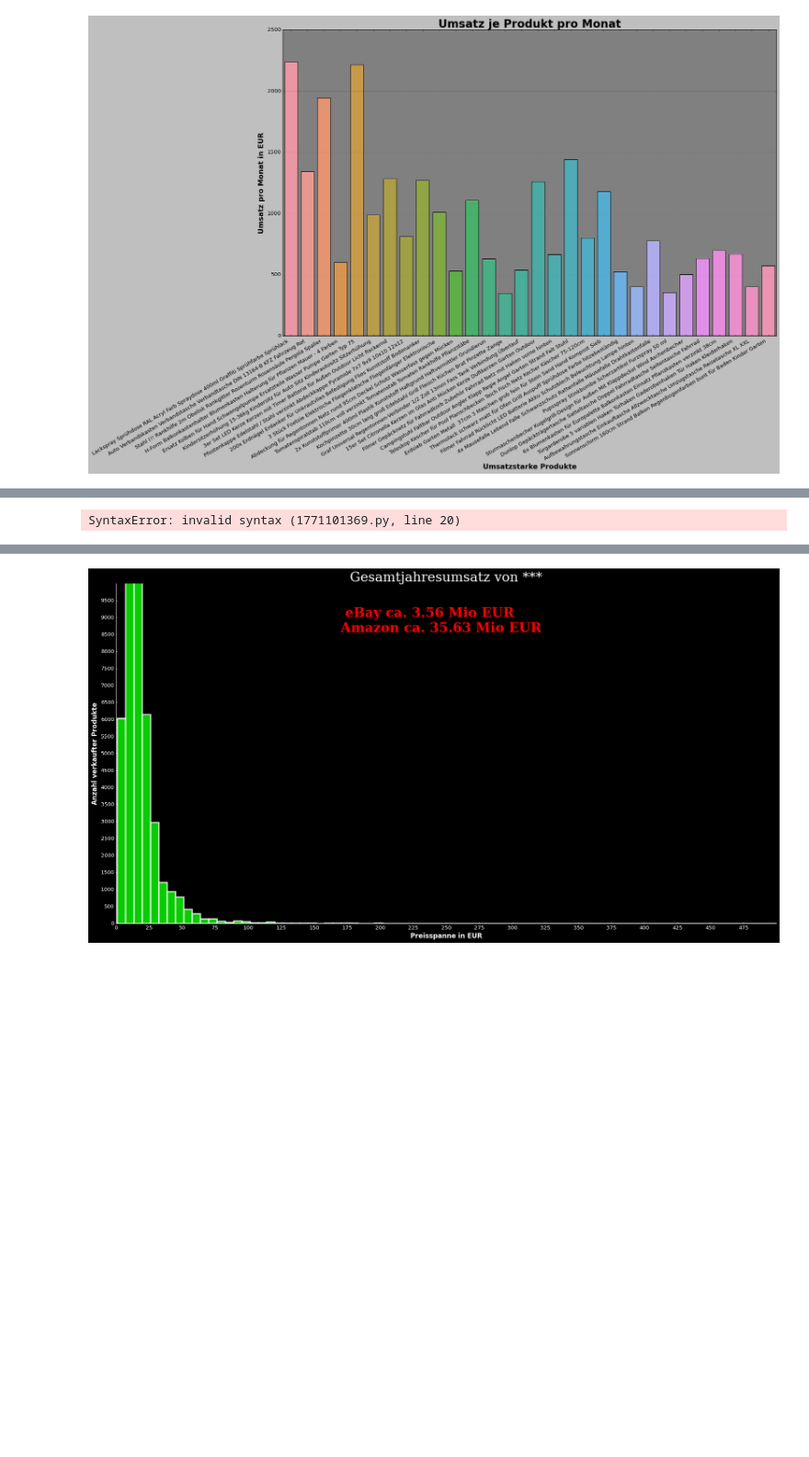
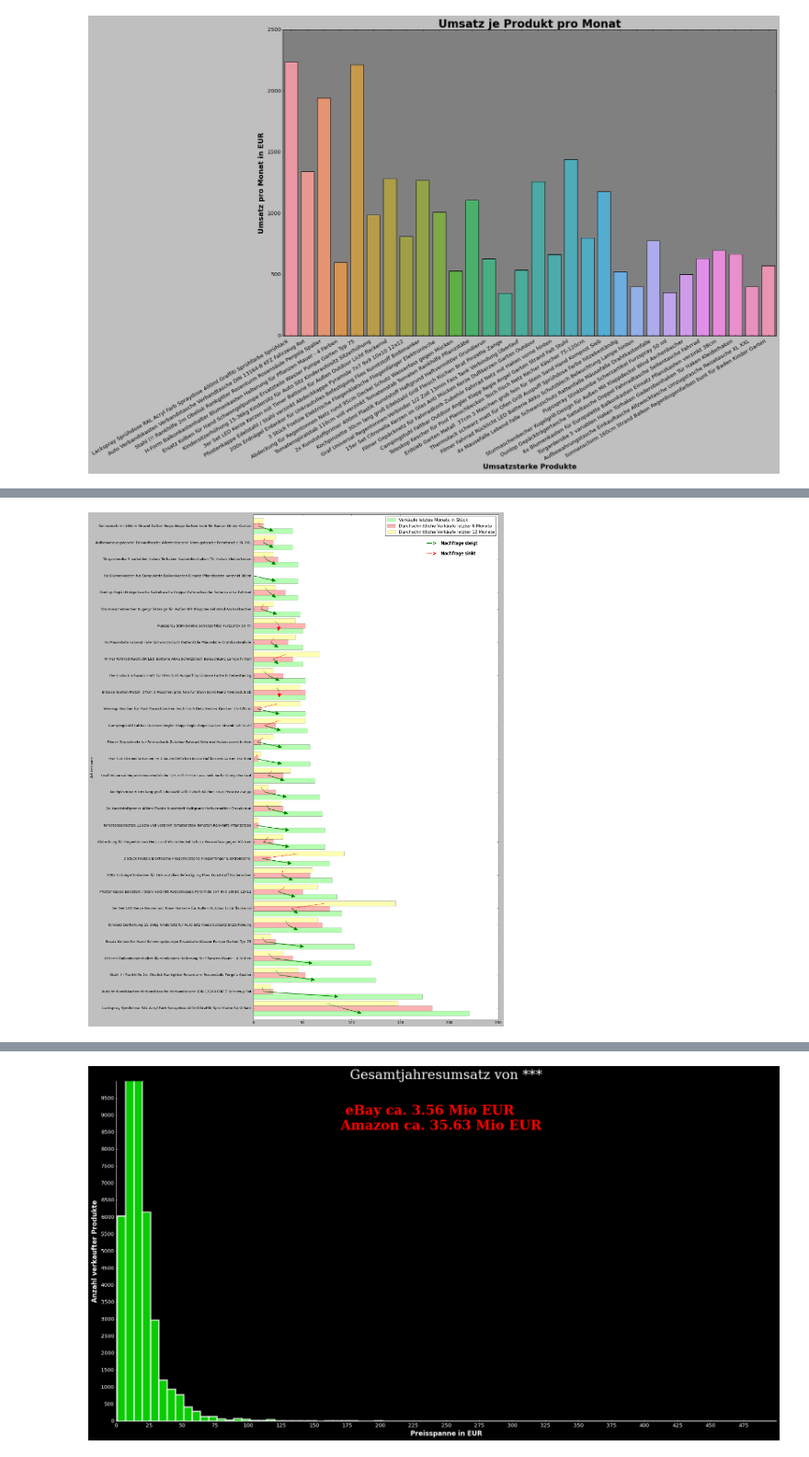
Before and after one commit to isaacduong/eBay_Amazon_dpd_data_analyzer, a Jupyter notebook: sales_analysis.ipynb, the cells around one changed output, grey strips where cells are left out. Shown at 92% size. Saved outputs shown, nothing was run; the diff lists cells and outputs as text; code cells hidden in the pictures; blank space fills up the shorter version.

```diff
--- a/sales_analysis.ipynb
+++ b/sales_analysis.ipynb
@@ -415,11 +366,14 @@ best_selling_revenue['Art_Name'] = best_selling_revenue.Artikelname.apply(short_
 # %%
 def trend_comparedplot(bestsellers,true_sales=True):
 
+    # Select relevant columns
     bestsellers=bestsellers.set_index('Artikelname').loc[:,['Verkäufe letztes Monats in Stück',
                            'Durchschnittliche Verkäufe letzter 6 Monate',
                            'Durchschnittliche Verkäufe letzter 12 Monate']]
 
     bestsellers = bestsellers*CFG.feedback_quote if true_sales else bestsellers
+
+    # Generate horizontal bar plot
     ax=bestsellers.plot(kind='barh',
                     figsize=(15,30),
                     color=['#0bff01','#fe0000','#fdfe02'],
@@ -427,7 +381,7 @@ def trend_comparedplot(bestsellers,true_sales=True):
                     width=0.9,
                     alpha = 0.3
                     );
-
+    # Set colors of arrows
     for i in range(len(bestsellers.index)):
         color1 ='g' if (bestsellers.iloc[i,1]>bestsellers.iloc[i,2]) else 'r'
         color2= 'g' if (bestsellers.iloc[i,0]>bestsellers.iloc[i,1]) else 'r'
@@ -443,35 +397,35 @@ def trend_comparedplot(bestsellers,true_sales=True):
                             xytext =(bestsellers.iloc[i,1]*2,bestsellers.reset_index().index[i]),
                             arrowprops = dict(color =color2,
                                               #arrowstyle='->',
                                              width=1
                                              ))
         else:
             ax.annotate('',xy =( bestsellers.iloc[i,1]/2,bestsellers.reset_index().index[i]),
                             xytext =(bestsellers.iloc[i,2]/2,bestsellers.reset_index().index[i]+0.3),
                             arrowprops = dict(color =color1,
                                               arrowstyle='-',
                                               #width=1
                                              ))
             ax.annotate('',xy =( bestsellers.iloc[i,0]/2,bestsellers.reset_index().index[i]-0.3),
                             xytext =(bestsellers.iloc[i,1]/2,bestsellers.reset_index().index[i]),
                             arrowprops = dict(color =color2,
                                               #arrowstyle='->',
                                              width=1
                                              ))
         ax.text(0.7, 0.94, ' --->' ,
                 transform=ax.transAxes,color ='g',fontsize=18 )
         ax.text(0.76, 0.94, ' Nachfrage steigt',
                 transform=ax.transAxes,fontsize=15  )
         ax.text(0.7, 0.92, ' --->' ,
                 transform=ax.transAxes,color ='r',fontsize=18 )
         ax.text(0.76, 0.92, ' Nachfrage sinkt',
                 transform=ax.transAxes,fontsize=15  )
 
         plt.savefig(f'{CFG.path}/Verkaufstrend(3).pdf',bbox_inches='tight')
 
-trend_comparedplot(best_selling_revenue,true_sales=CFG.real_sales)
+trend_comparedplot(best_sellings,true_sales=CFG.real_sales)
 # %% [output]
-SyntaxError: invalid syntax (1771101369.py, line 20)
+[figure, added]
 # %%
 def plot_product_revenue(df,num=25):
     """
```
Also changed, not shown: parts of 15 cells of this notebook, 2 other files.
